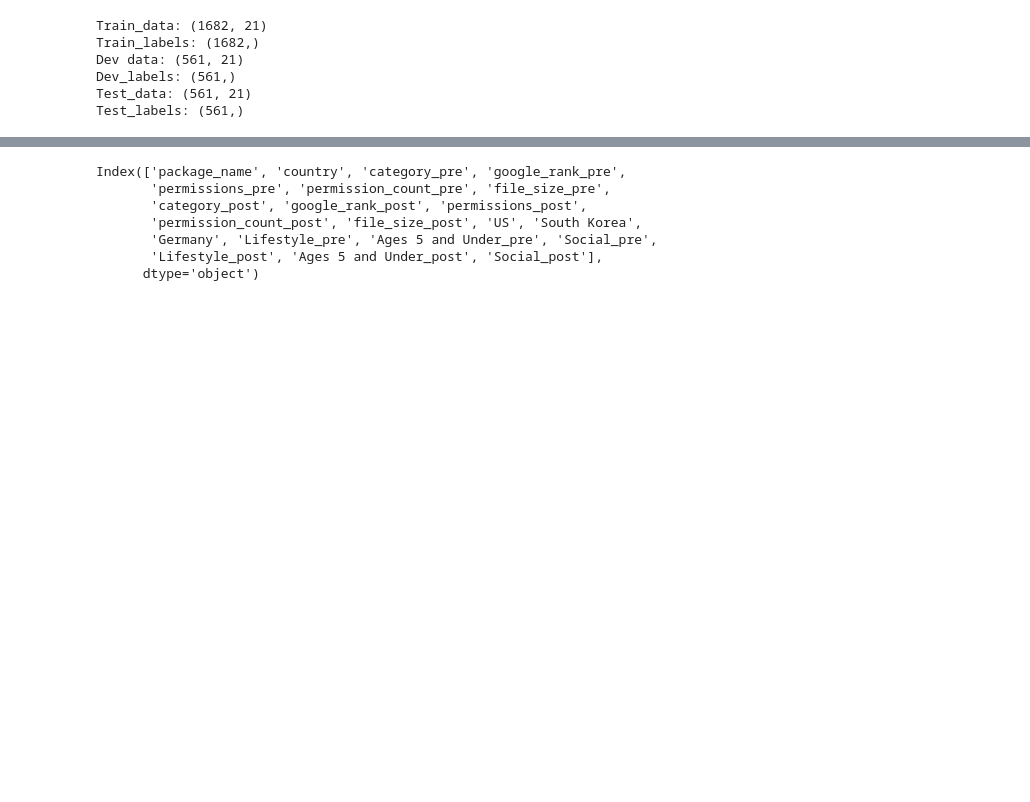
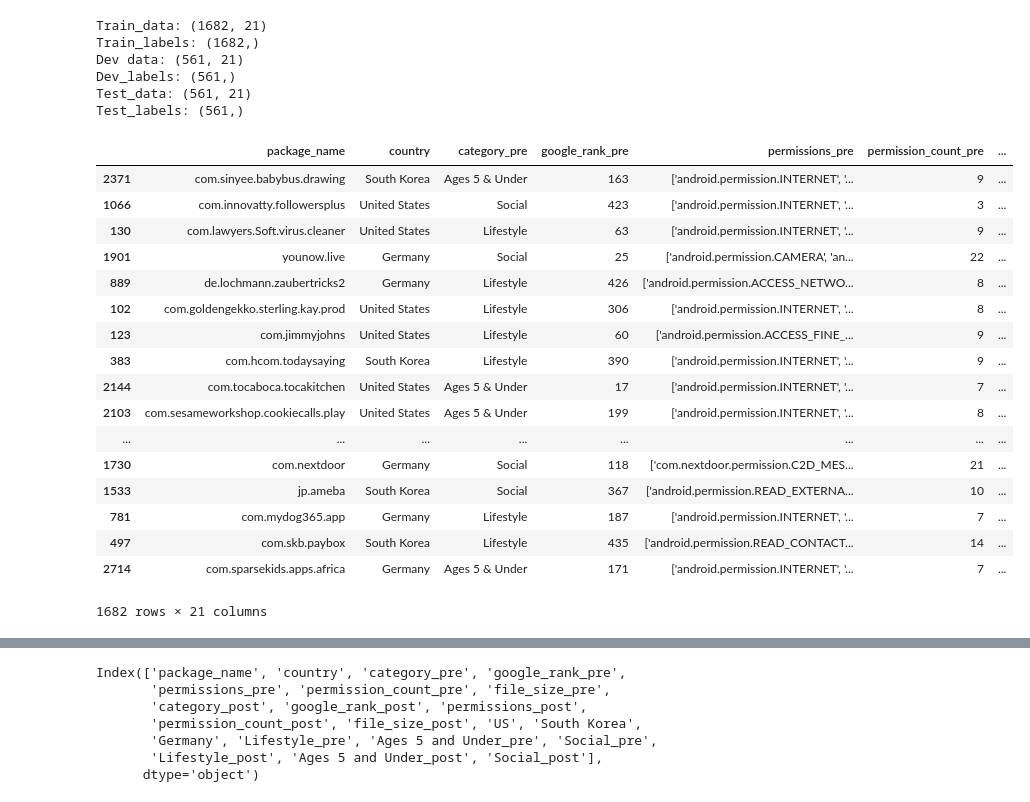
Before and after one commit to JBPelzner/w207_Final, a Jupyter notebook: gdpr-chelsea_12.2.ipynb, the cells around one changed output, grey strips where cells are left out. Saved outputs shown, nothing was run; the diff lists cells and outputs as text; code cells hidden in the pictures; blank space fills up the shorter version.

Commit message:
starting dangerous permissions work

```diff
--- a/gdpr-chelsea_12.2.ipynb
+++ b/gdpr-chelsea_12.2.ipynb
@@ -394,3 +394,25 @@ Dev data: (561, 21)
 Dev_labels: (561,)
 Test_data: (561, 21)
 Test_labels: (561,)
+# %%
+
+train_data
+# %% [output]
+|  | package_name | country | category_pre | google_rank_pre | permissions_pre | permission_count_pre | ... |
+| 2371 | com.sinyee.babybus.drawing | South Korea | Ages 5 & Under | 163 | ['android.permission.INTERNET', '... | 9 | ... |
+| 1066 | com.innovatty.followersplus | United States | Social | 423 | ['android.permission.INTERNET', '... | 3 | ... |
+| 130 | com.lawyers.Soft.virus.cleaner | United States | Lifestyle | 63 | ['android.permission.INTERNET', '... | 9 | ... |
+| 1901 | younow.live | Germany | Social | 25 | ['android.permission.CAMERA', 'an... | 22 | ... |
+| 889 | de.lochmann.zaubertricks2 | Germany | Lifestyle | 426 | ['android.permission.ACCESS_NETWO... | 8 | ... |
+| 102 | com.goldengekko.sterling.kay.prod | United States | Lifestyle | 306 | ['android.permission.INTERNET', '... | 8 | ... |
+| 123 | com.jimmyjohns | United States | Lifestyle | 60 | ['android.permission.ACCESS_FINE_... | 9 | ... |
+| 383 | com.hcom.todaysaying | South Korea | Lifestyle | 390 | ['android.permission.INTERNET', '... | 9 | ... |
+| 2144 | com.tocaboca.tocakitchen | United States | Ages 5 & Under | 17 | ['android.permission.INTERNET', '... | 7 | ... |
+| 2103 | com.sesameworkshop.cookiecalls.play | United States | Ages 5 & Under | 199 | ['android.permission.INTERNET', '... | 8 | ... |
+| ... | ... | ... | ... | ... | ... | ... | ... |
+| 1730 | com.nextdoor | Germany | Social | 118 | ['com.nextdoor.permission.C2D_MES... | 21 | ... |
+| 1533 | jp.ameba | South Korea | Social | 367 | ['android.permission.READ_EXTERNA... | 10 | ... |
+| 781 | com.mydog365.app | Germany | Lifestyle | 187 | ['android.permission.INTERNET', '... | 7 | ... |
+| 497 | com.skb.paybox | South Korea | Lifestyle | 435 | ['android.permission.READ_CONTACT... | 14 | ... |
+| 2714 | com.sparsekids.apps.africa | Germany | Ages 5 & Under | 171 | ['android.permission.INTERNET', '... | 7 | ... |
+1682 rows × 21 columns
```
Also changed, not shown: parts of 3 cells of this notebook, 1 other file.
